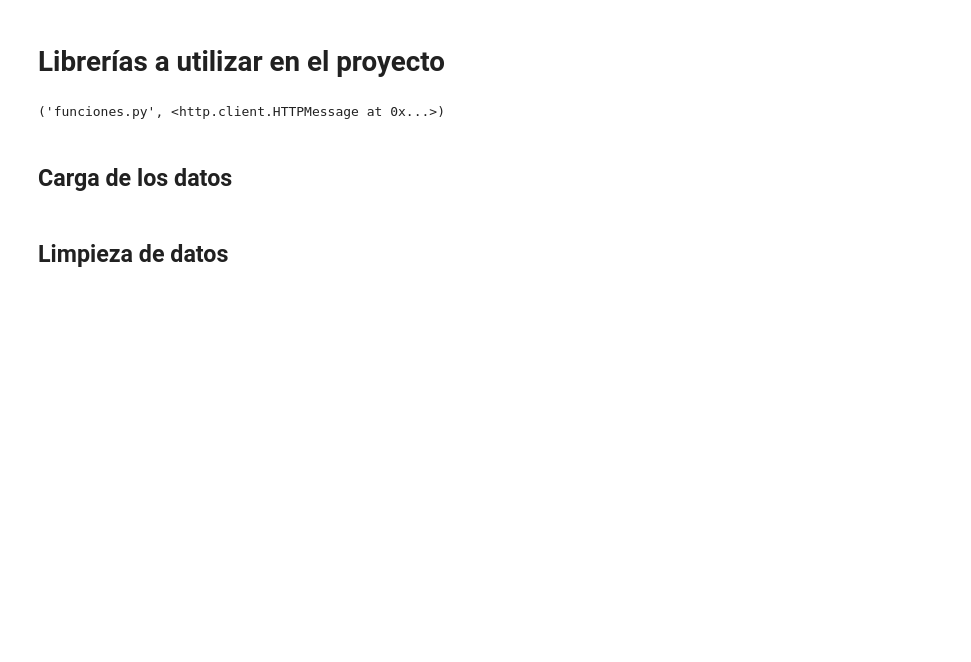
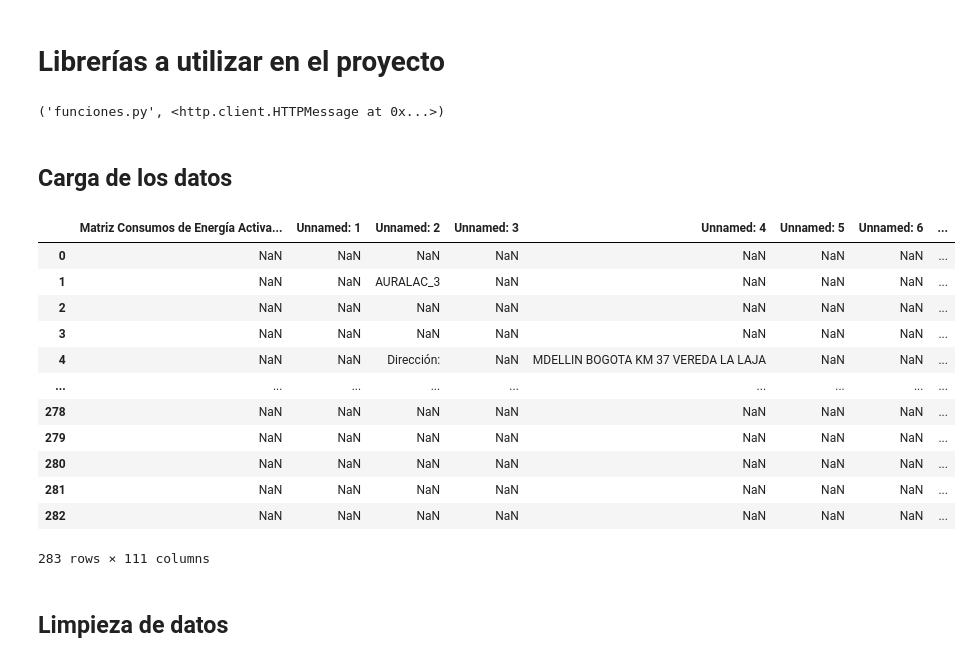
Before and after one commit to Causil/especializacion, a Jupyter notebook: monografia/momentos_evaluativos/Momento 3/ME03-G10-[1038129159]-[98761437].ipynb, the cells around one changed output. Drawn from its saved outputs; the diff is of its cells as text; code cells hidden in the pictures; blank space fills up the shorter version.

```diff
--- a/monografia/momentos_evaluativos/Momento 3/ME03-G10-[1038129159]-[98761437].ipynb
+++ b/monografia/momentos_evaluativos/Momento 3/ME03-G10-[1038129159]-[98761437].ipynb
@@ -100,6 +100,22 @@ urls_sensores = {
     'iot_silos':'https://raw.githubusercontent.com/Causil/especializacion/main/monografia/momentos_evaluativos/Momento%203/datos_originales/auralac_iot_silos.csv',
     'iot_yogurteras':'https://raw.githubusercontent.com/Causil/especializacion/main/monografia/momentos_evaluativos/Momento%203/datos_originales/auralac_iot_yogurteras.csv',
 }
+# %%
+pd.read_excel('https://github.com/Causil/especializacion/raw/main/monografia/momentos_evaluativos/Momento%203/datos_originales/Energ%C3%ADa%20Activa%202023.xlsx')
+# %% [output]
+|  | Matriz Consumos de Energía Activa... | Unnamed: 1 | Unnamed: 2 | Unnamed: 3 | Unnamed: 4 | Unnamed: 5 | Unnamed: 6 | ... |
+| 0 | NaN | NaN | NaN | NaN | NaN | NaN | NaN | ... |
+| 1 | NaN | NaN | AURALAC_3 | NaN | NaN | NaN | NaN | ... |
+| 2 | NaN | NaN | NaN | NaN | NaN | NaN | NaN | ... |
+| 3 | NaN | NaN | NaN | NaN | NaN | NaN | NaN | ... |
+| 4 | NaN | NaN | Dirección: | NaN | MDELLIN BOGOTA KM 37 VEREDA LA LAJA | NaN | NaN | ... |
+| ... | ... | ... | ... | ... | ... | ... | ... | ... |
+| 278 | NaN | NaN | NaN | NaN | NaN | NaN | NaN | ... |
+| 279 | NaN | NaN | NaN | NaN | NaN | NaN | NaN | ... |
+| 280 | NaN | NaN | NaN | NaN | NaN | NaN | NaN | ... |
+| 281 | NaN | NaN | NaN | NaN | NaN | NaN | NaN | ... |
+| 282 | NaN | NaN | NaN | NaN | NaN | NaN | NaN | ... |
+283 rows × 111 columns
 # %% [markdown]
 ## Limpieza de datos
 # %%
```
Also changed, not shown: parts of 3 cells of this notebook.
